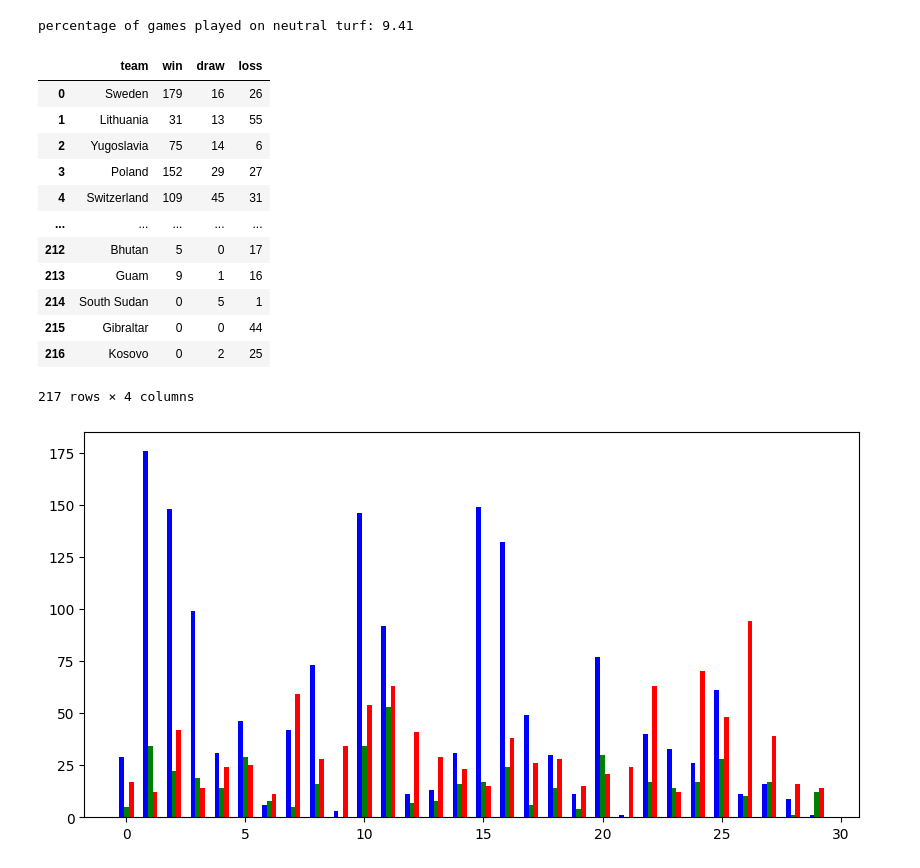
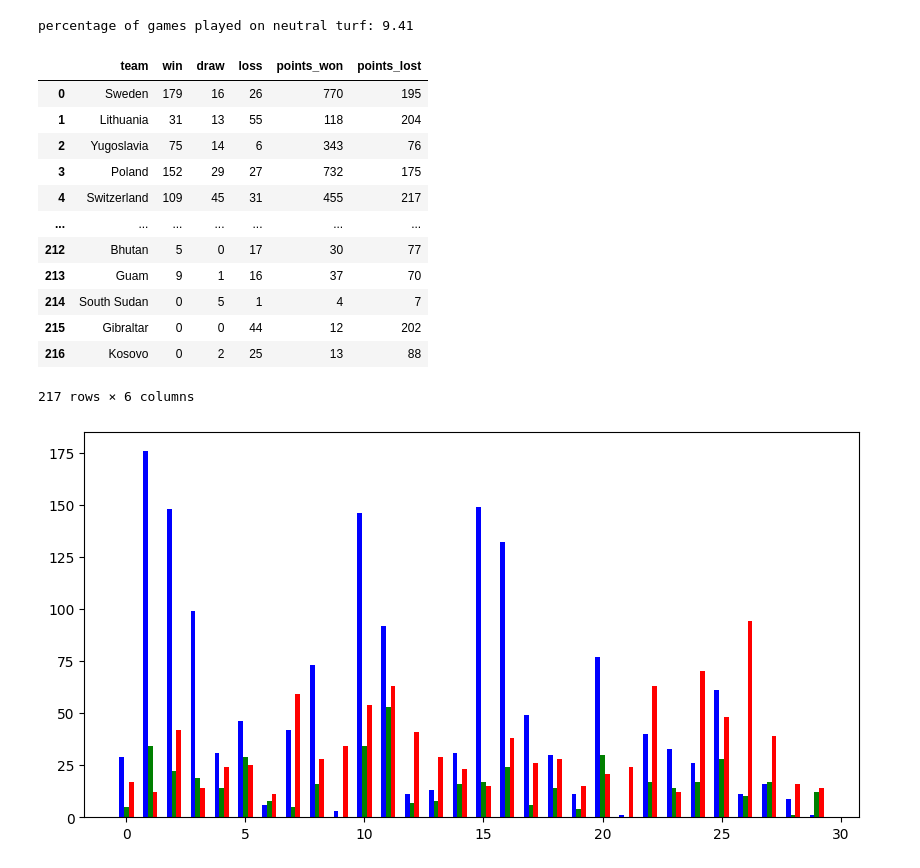
Before and after one commit to mr-kelsey/sp25-aai500-group2, a Jupyter notebook: EDA/Exploration.ipynb, the cells around one changed output. Cells and saved outputs as stored; diff of their text form; code cells hidden in the pictures.

```diff
--- a/EDA/Exploration.ipynb
+++ b/EDA/Exploration.ipynb
@@ -100,31 +100,33 @@ percentage of games played on neutral turf: 9.41
 # %%
 team_names = training_data["home_team"].unique()
 
-team_stats = pd.DataFrame(columns=["team", "win", "draw", "loss"])
+team_stats = pd.DataFrame(columns=["team", "win", "draw", "loss", "points_won", "points_lost"])
 
 for team in team_names:
     df = training_data.loc[training_data["home_team"] == team]
     total_wins = np.sum(df["home_team_victory"])
     total_draws = np.sum(df["draw"])
+    total_points_won = np.sum(df["home_score"])
+    total_points_lost = np.sum(df["away_score"])
     total_losses = len(df) - total_wins - total_draws
 
-    team_stats.loc[len(team_stats)] = [team, total_wins, total_draws, total_losses]
+    team_stats.loc[len(team_stats)] = [team, total_wins, total_draws, total_losses, total_points_won, total_points_lost]
 
 team_stats
 # %% [output]
-|  | team | win | draw | loss |
-| 0 | Sweden | 179 | 16 | 26 |
-| 1 | Lithuania | 31 | 13 | 55 |
-| 2 | Yugoslavia | 75 | 14 | 6 |
-| 3 | Poland | 152 | 29 | 27 |
-| 4 | Switzerland | 109 | 45 | 31 |
-| ... | ... | ... | ... | ... |
-| 212 | Bhutan | 5 | 0 | 17 |
-| 213 | Guam | 9 | 1 | 16 |
-| 214 | South Sudan | 0 | 5 | 1 |
-| 215 | Gibraltar | 0 | 0 | 44 |
-| 216 | Kosovo | 0 | 2 | 25 |
+|  | team | win | draw | loss | points_won | points_lost |
+| 0 | Sweden | 179 | 16 | 26 | 770 | 195 |
+| 1 | Lithuania | 31 | 13 | 55 | 118 | 204 |
+| 2 | Yugoslavia | 75 | 14 | 6 | 343 | 76 |
+| 3 | Poland | 152 | 29 | 27 | 732 | 175 |
+| 4 | Switzerland | 109 | 45 | 31 | 455 | 217 |
+| ... | ... | ... | ... | ... | ... | ... |
+| 212 | Bhutan | 5 | 0 | 17 | 30 | 77 |
+| 213 | Guam | 9 | 1 | 16 | 37 | 70 |
+| 214 | South Sudan | 0 | 5 | 1 | 4 | 7 |
+| 215 | Gibraltar | 0 | 0 | 44 | 12 | 202 |
+| 216 | Kosovo | 0 | 2 | 25 | 13 | 88 |
-217 rows × 4 columns
+217 rows × 6 columns
 # %%
 sample = team_stats.sample(n=30)
 sample.reset_index(drop=True, inplace=True)
```
Also changed, not shown: parts of 2 cells of this notebook, 1 other file.
